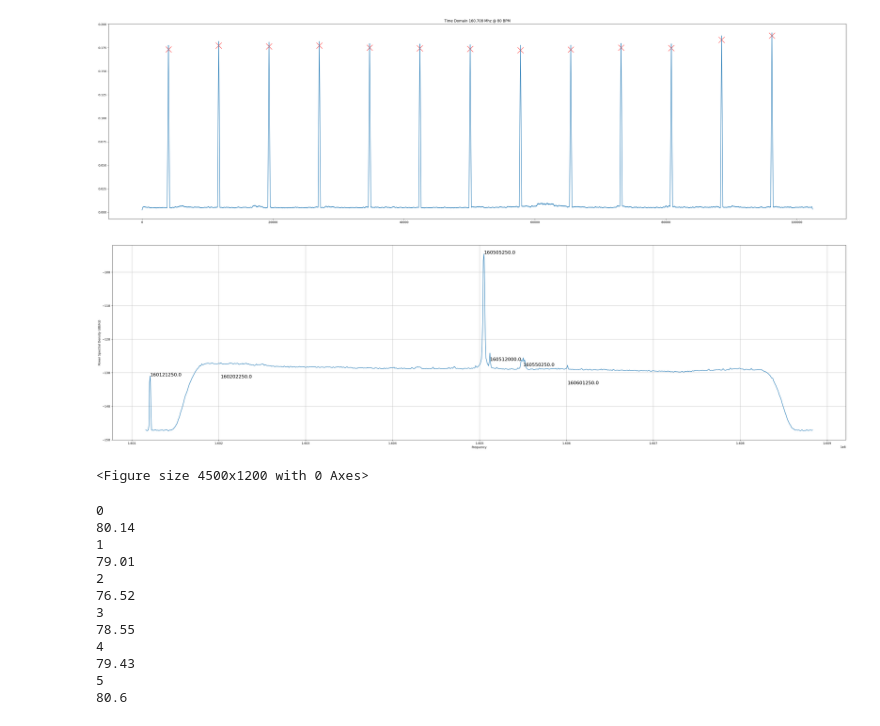
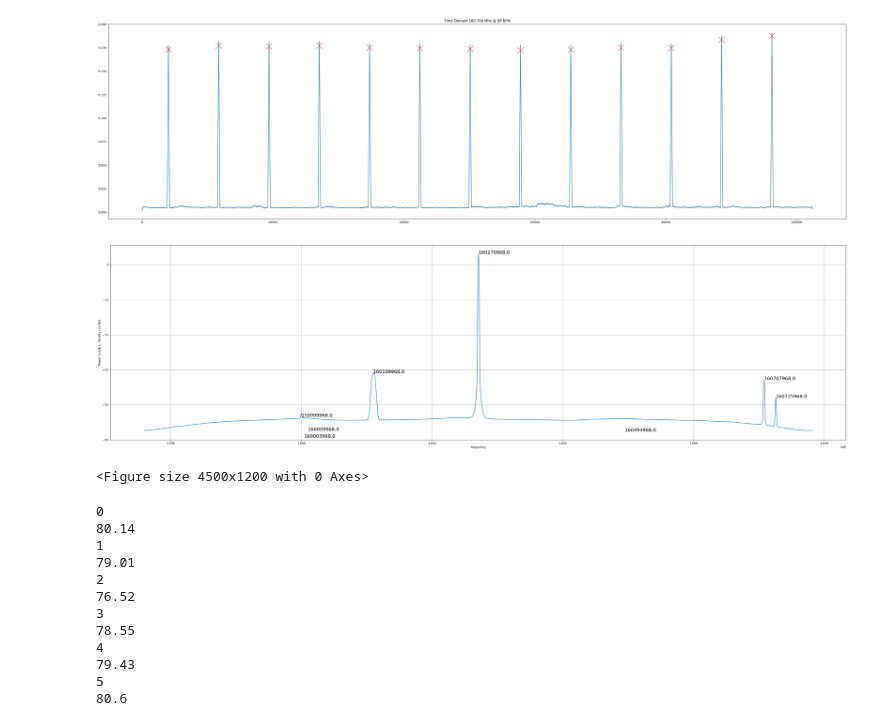
Before and after one commit to bigalnz/test_fft, a Jupyter notebook: notebooks/psd_airspy.ipynb, the cells around one changed output. Cells and saved outputs as stored; diff of their text form; code cells hidden in the pictures.

Commit message:
Updated PSD plot for test_multiple.fc32

```diff
--- a/notebooks/psd_airspy.ipynb
+++ b/notebooks/psd_airspy.ipynb
@@ -78,30 +78,35 @@ plt.show()
 # %%
 from scipy.io import wavfile
 from scipy import signal
 import numpy as np
 from matplotlib import pyplot as plt
 
 # WEAK SIGNAL - FROM AIRSPY
 
 #samples = wavfile.read('../data/test_airspyhf.raw')
 #samples = np.fromfile('../data/test_airspyhf.fc32', dtype=np.complex64)
-samples = np.fromfile('../data/range_3.fc32', dtype=np.complex64)
-sample_rate = 768000
-center_freq = 160500000
+#samples = np.fromfile('../data/range_3.fc32', dtype=np.complex64)
+samples = np.fromfile('../data/rtl_ct.s8', np.uint8)
+sample_rate = 1024000
+center_freq = 160270968
 size = len(samples)
 x = samples
+x = x.astype(np.float32)/128
+x=x-127
+x = x[::2] + 1j*x[1::2]
+
 
 fft_freqs = np.linspace(sample_rate / -2, sample_rate / 2, 1024) + center_freq
 plt.figure(figsize=(45,12))
-psd = plt.psd(x, NFFT=1024, Fs=768000, Fc=160500000)
+psd = plt.psd(x, NFFT=1024, Fs=1024000, Fc=160270968)
 peaks = signal.find_peaks(psd[0], prominence=0.000000000000007)
 for peak, prominence in zip(peaks[0], peaks[1]["prominences"]):
     peak_freq =  ((peak/1024)*sample_rate) + (center_freq-(sample_rate/2))
     plt.annotate(peak_freq, xy=( peak_freq , 10 * np.log10(prominence)), size=16)
 plt.figure(figsize=(45,12))
 plt.show()
 # %% [output]
-[figure, old version]
+[figure, new version]
 <Figure size 4500x1200 with 0 Axes>
 # %%
 
```
Also changed, not shown: parts of 1 cell of this notebook.
